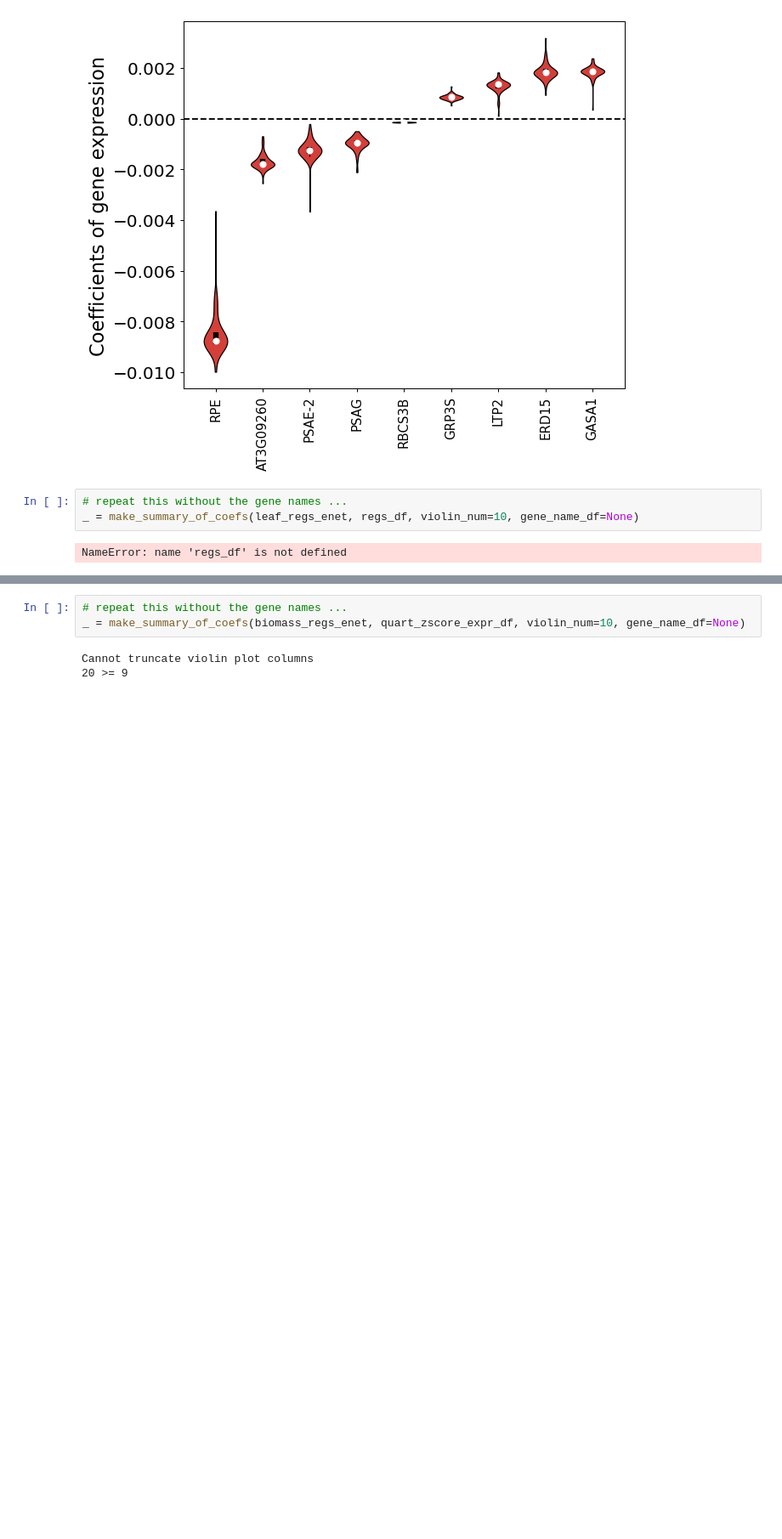
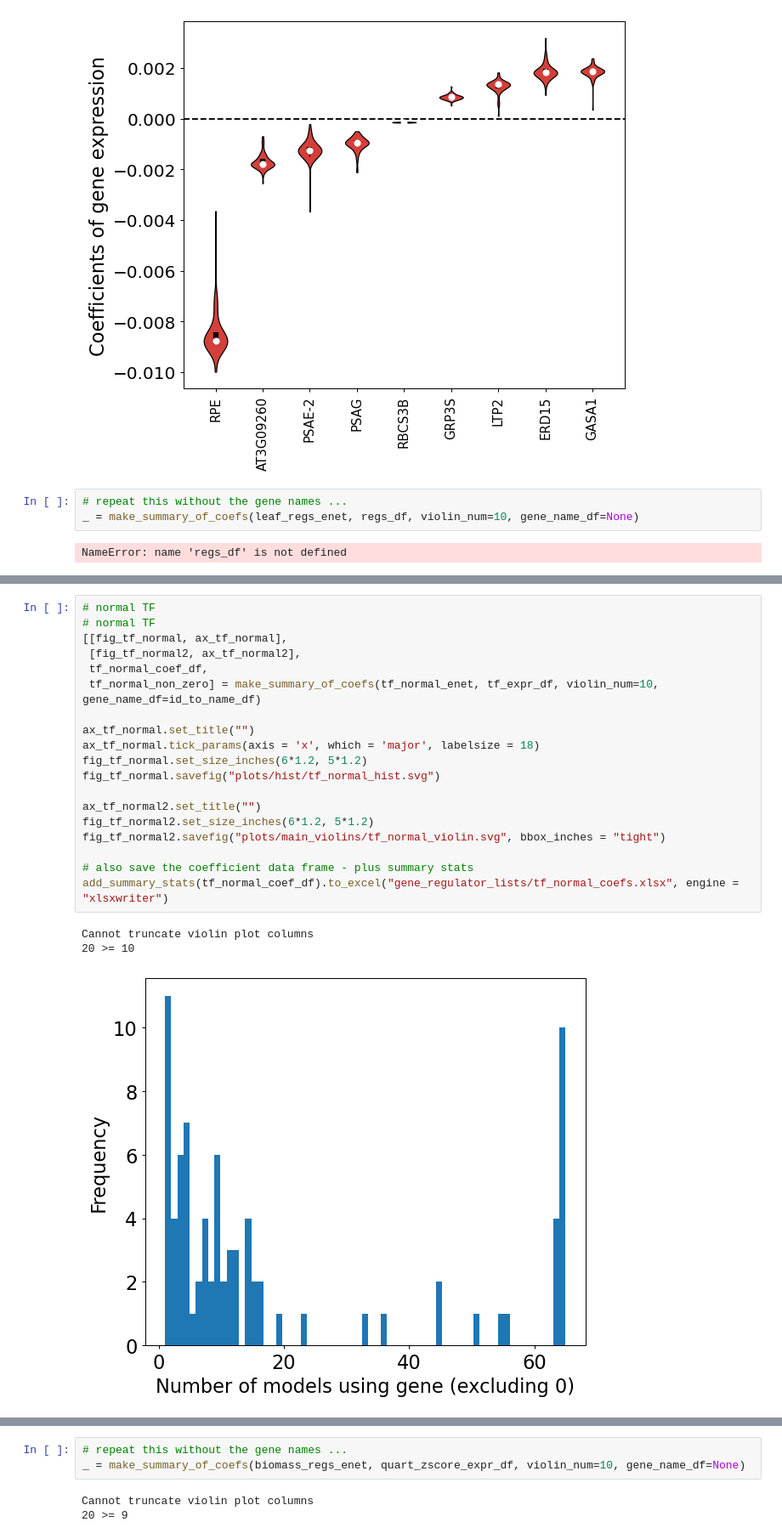
Before and after one commit to CarlijnFransen/UoY_internship_EzerLab, a Jupyter notebook: elastic_net/analysis_elastic_nets.ipynb, the cells around one changed output, grey strips where cells are left out. Shown at 85% size. Drawn from its saved outputs; the diff is of its cells as text; blank space fills up the shorter version.

```diff
--- a/elastic_net/analysis_elastic_nets.ipynb
+++ b/elastic_net/analysis_elastic_nets.ipynb
@@ -648,0 +655,23 @@ Cannot truncate violin plot columns
+# %%
+# normal TF
+# normal TF
+[[fig_tf_normal, ax_tf_normal],
+ [fig_tf_normal2, ax_tf_normal2],
+ tf_normal_coef_df,
+ tf_normal_non_zero] = make_summary_of_coefs(tf_normal_enet, tf_expr_df, violin_num=10, gene_name_df=id_to_name_df)
+
+ax_tf_normal.set_title("")
+ax_tf_normal.tick_params(axis = 'x', which = 'major', labelsize = 18)
+fig_tf_normal.set_size_inches(6*1.2, 5*1.2)
+fig_tf_normal.savefig("plots/hist/tf_normal_hist.svg")
+
+ax_tf_normal2.set_title("")
+fig_tf_normal2.set_size_inches(6*1.2, 5*1.2)
+fig_tf_normal2.savefig("plots/main_violins/tf_normal_violin.svg", bbox_inches = "tight")
+
+# also save the coefficient data frame - plus summary stats
+add_summary_stats(tf_normal_coef_df).to_excel("gene_regulator_lists/tf_normal_coefs.xlsx", engine = "xlsxwriter")
+# %% [output]
+Cannot truncate violin plot columns
+20 >= 10
+[figure, added]
```
Also changed, not shown: parts of 8 cells of this notebook, 5 other files.
